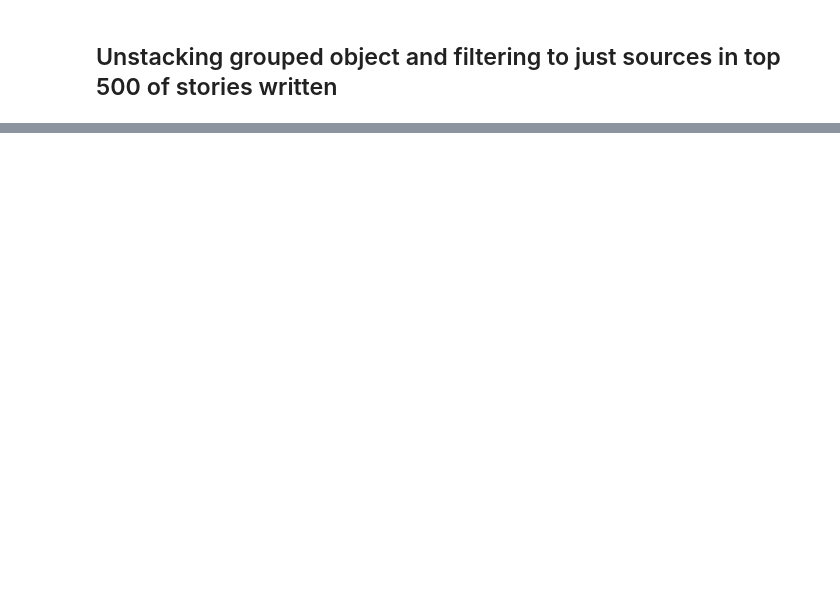
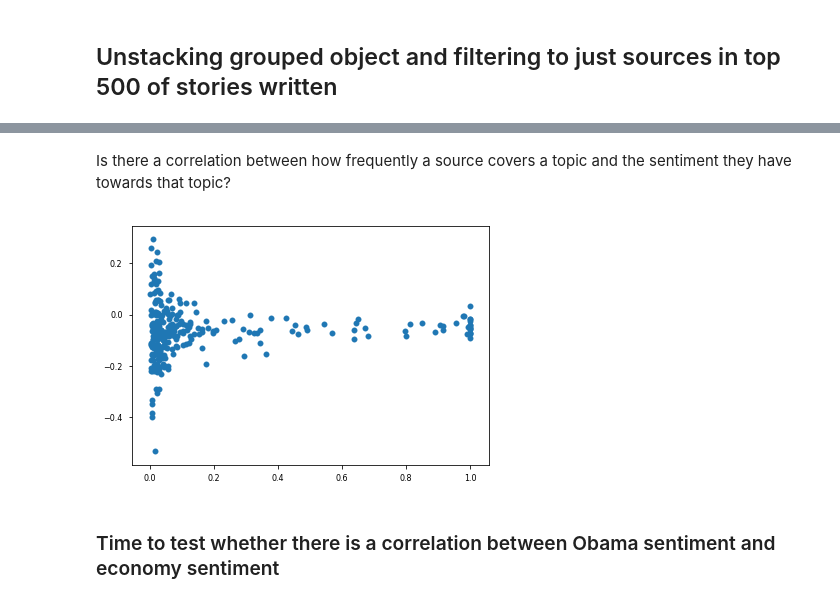
Before and after one commit to MichaelNormandyGavin/Viral_News, a Jupyter notebook: News Popularity Analysis.ipynb, the cells around one changed output, grey strips where cells are left out. Cells and saved outputs as stored; diff of their text form; code cells hidden in the pictures; blank space fills up the shorter version.

Commit message:
Debugging viralnews and exploring coverage vs sentiment

```diff
--- a/News Popularity Analysis.ipynb
+++ b/News Popularity Analysis.ipynb
@@ -262,2 +346,3 @@ trimmed_proportion_topic_by_source.top_economy.nlargest(25)
 # %%
-source_topic = news_final.loc[:,['Source','Topic','SentimentMax']].groupby(['Source','Topic']).mean()
+source_topic = news_with_max.loc[:,['Source','Topic','SentimentMax']].groupby(['Source','Topic']).mean()
+source_topic.head(16)
@@ -265,6 +369,5 @@ source_topic = news_final.loc[:,['Source','Topic','SentimentMax']].groupby(['Sou
 ## Unstacking grouped object and filtering to just sources in top 500 of stories written
 # %%
 source_topic_sentiment = source_topic.loc[prolific_sources,:].reset_index()
-source_topic_sentiment = source_topic_sentiment[source_topic_sentiment.Source != " "]
 # %%
 source_topic_sentiment.head(16)
@@ -275,2 +396,2 @@ obama_economy = source_topic_sentiment[(source_topic_sentiment.Topic == 'economy
 # %%
-obama_economy = pd.pivot_table(obama_economy,values='SentimentMax',columns=['Topic'],index='Source')
+source_topic_sentiment = pd.pivot_table(source_topic_sentiment,values='SentimentMax',columns=['Topic'],index='Source')
@@ -276,0 +415,3 @@ obama_economy = pd.pivot_table(obama_economy,values='SentimentMax',columns=['Top
+# %%
+news_topics_sentiment_by_source = trimmed_freq_topic_by_source.join(source_topic_sentiment)
+news_topics_sentiment_by_source.head()
@@ -276,0 +426,2 @@ obama_economy = pd.pivot_table(obama_economy,values='SentimentMax',columns=['Top
+# %% [markdown]
+Is there a correlation between how frequently a source covers a topic and the sentiment they have towards that topic?
@@ -277 +438,8 @@ obama_economy = pd.pivot_table(obama_economy,values='SentimentMax',columns=['Top
+# %%
+plt.scatter(x=news_topics_sentiment_by_source['top_palestine'],y=news_topics_sentiment_by_source['palestine'])
+plt.show()
+# %% [output]
+[figure, added]
+# %% [markdown]
+### Time to test whether there is a correlation between Obama sentiment and economy sentiment
 # %%
```
Also changed, not shown: parts of 53 cells of this notebook, 1 other file.
